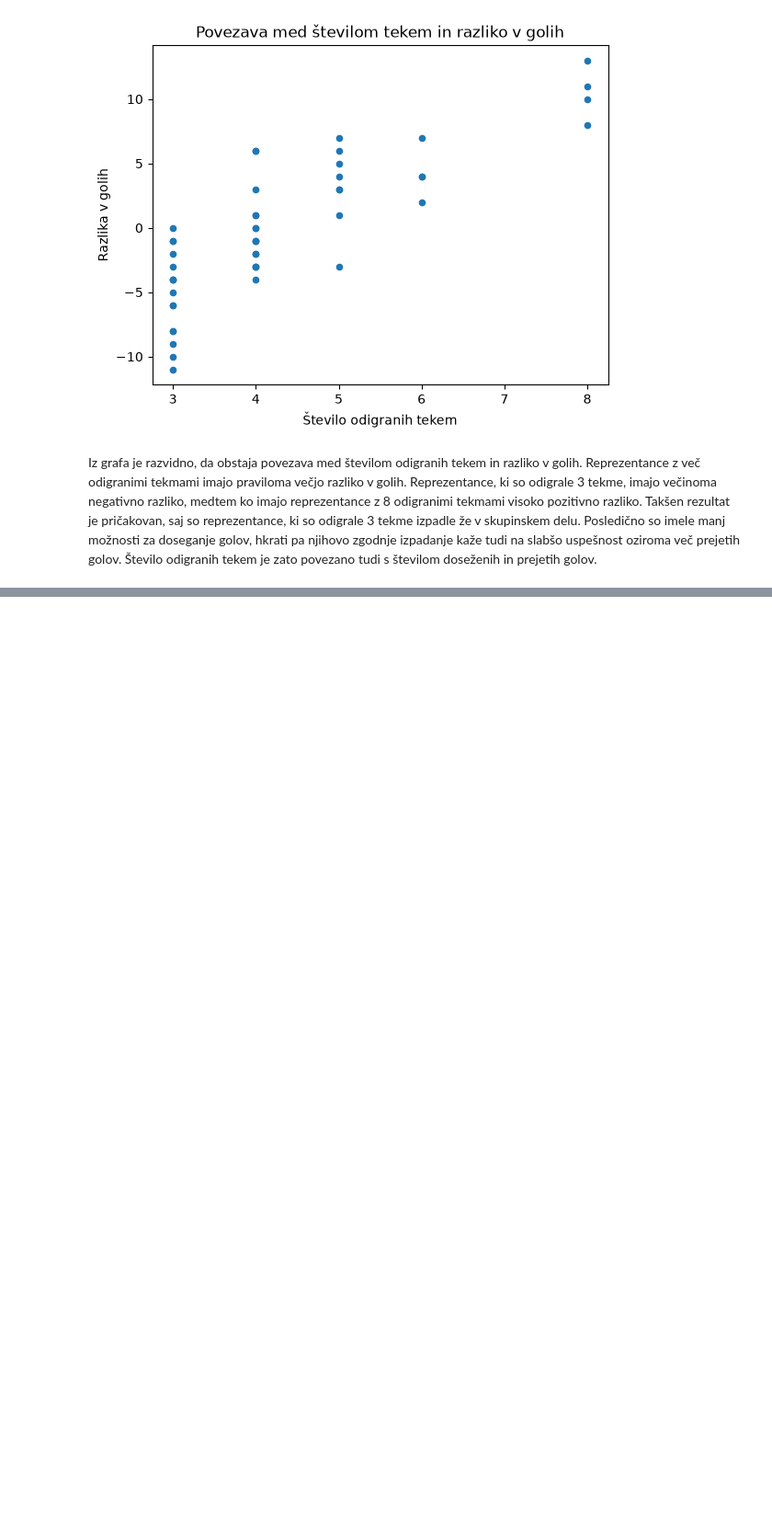
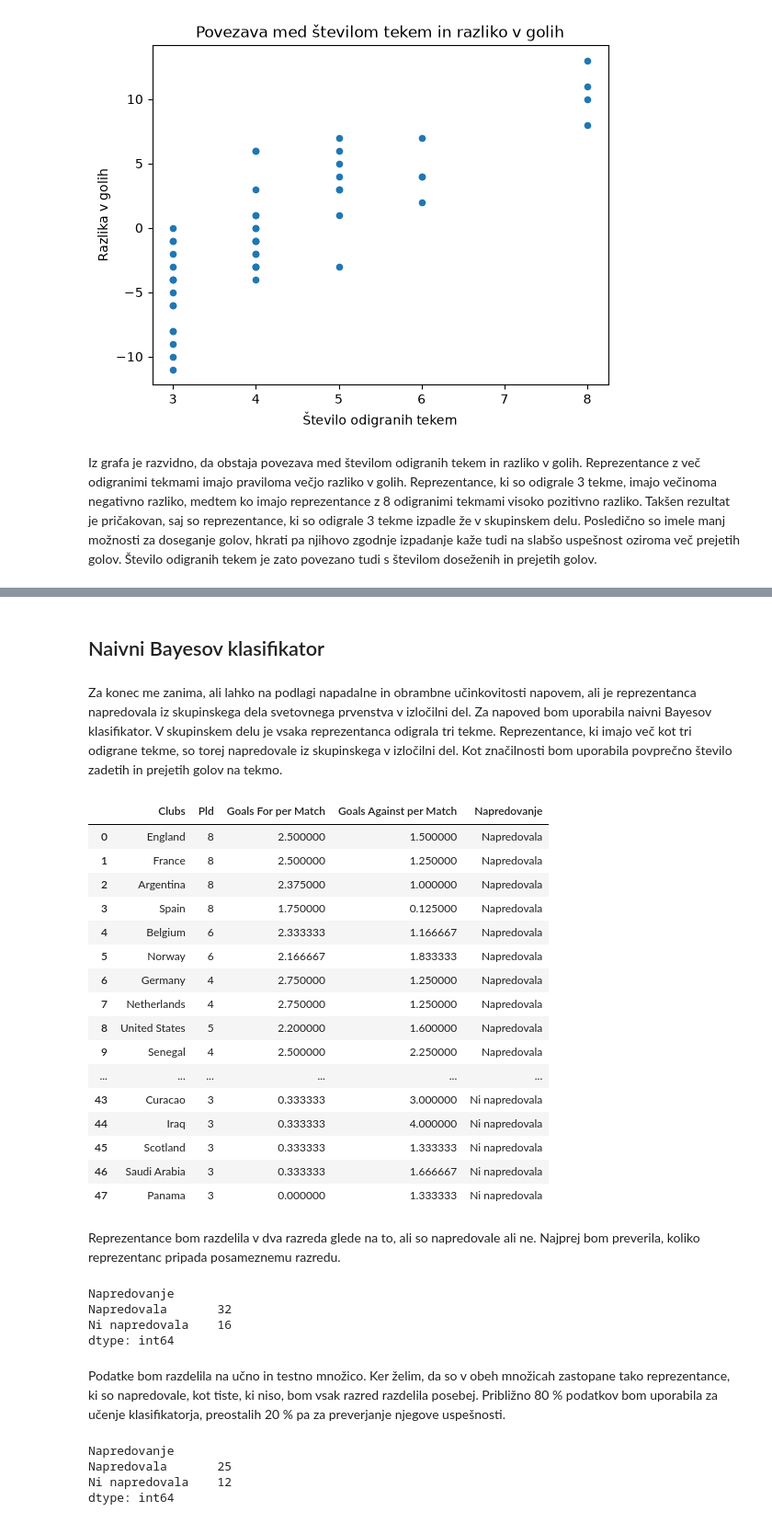
Before and after one commit to zalakmetic/UVP_projektna_naloga, a Jupyter notebook: analiza.ipynb, the cells around one changed output, grey strips where cells are left out. Shown at 92% size. Drawn from its saved outputs; the diff is of its cells as text; code cells hidden in the pictures; blank space fills up the shorter version.

Commit message:
Dodajanje naivnega Bayesovege klasifikatorja v analizo.

```diff
--- a/analiza.ipynb
+++ b/analiza.ipynb
@@ -529,0 +567,42 @@ Iz grafa je razvidno, da obstaja povezava med številom odigranih tekem in razli
+# %% [markdown]
+## Naivni Bayesov klasifikator
+# %% [markdown]
+Za konec me zanima, ali lahko na podlagi napadalne in obrambne učinkovitosti napovem, ali je reprezentanca napredovala iz skupinskega dela svetovnega prvenstva v izločilni del. Za napoved bom uporabila naivni Bayesov klasifikator. V skupinskem delu je vsaka reprezentanca odigrala tri tekme. Reprezentance, ki imajo več kot tri odigrane tekme, so torej napredovale iz skupinskega v izločilni del. Kot značilnosti bom uporabila povprečno število zadetih in prejetih golov na tekmo.
+# %%
+bayes = napad_in_obramba[["Clubs", "Pld", "Goals For per Match", "Goals Against per Match"]].copy()
+def doloci_napredovanje(stevilo_tekem):
+    if stevilo_tekem > 3:
+        return "Napredovala"
+    else:
+        return "Ni napredovala"
+bayes["Napredovanje"] = bayes["Pld"].apply(doloci_napredovanje)
+bayes
+# %% [output]
+|  | Clubs | Pld | Goals For per Match | Goals Against per Match | Napredovanje |
+| 0 | England | 8 | 2.500000 | 1.500000 | Napredovala |
+| 1 | France | 8 | 2.500000 | 1.250000 | Napredovala |
+| 2 | Argentina | 8 | 2.375000 | 1.000000 | Napredovala |
+| 3 | Spain | 8 | 1.750000 | 0.125000 | Napredovala |
+| 4 | Belgium | 6 | 2.333333 | 1.166667 | Napredovala |
+| 5 | Norway | 6 | 2.166667 | 1.833333 | Napredovala |
+| 6 | Germany | 4 | 2.750000 | 1.250000 | Napredovala |
+| 7 | Netherlands | 4 | 2.750000 | 1.250000 | Napredovala |
+| 8 | United States | 5 | 2.200000 | 1.600000 | Napredovala |
+| 9 | Senegal | 4 | 2.500000 | 2.250000 | Napredovala |
+| ... | ... | ... | ... | ... | ... |
+| 43 | Curacao | 3 | 0.333333 | 3.000000 | Ni napredovala |
+| 44 | Iraq | 3 | 0.333333 | 4.000000 | Ni napredovala |
+| 45 | Scotland | 3 | 0.333333 | 1.333333 | Ni napredovala |
+| 46 | Saudi Arabia | 3 | 0.333333 | 1.666667 | Ni napredovala |
+| 47 | Panama | 3 | 0.000000 | 1.333333 | Ni napredovala |
+# %% [markdown]
+Reprezentance bom razdelila v dva razreda glede na to, ali so napredovale ali ne. Najprej bom preverila, koliko reprezentanc pripada posameznemu razredu.
+# %%
+bayes.groupby("Napredovanje").size()
+# %% [output]
+Napredovanje
+Napredovala       32
+Ni napredovala    16
+dtype: int64
+# %% [markdown]
+Podatke bom razdelila na učno in testno množico. Ker želim, da so v obeh množicah zastopane tako reprezentance, ki so napredovale, kot tiste, ki niso, bom vsak razred razdelila posebej. Približno 80 % podatkov bom uporabila za učenje klasifikatorja, preostalih 20 % pa za preverjanje njegove uspešnosti.
@@ -529,0 +620,7 @@ Iz grafa je razvidno, da obstaja povezava med številom odigranih tekem in razli
+# %%
+ucni.groupby("Napredovanje").size()
+# %% [output]
+Napredovanje
+Napredovala       25
+Ni napredovala    12
+dtype: int64
```
Also changed, not shown: parts of 32 cells of this notebook.
